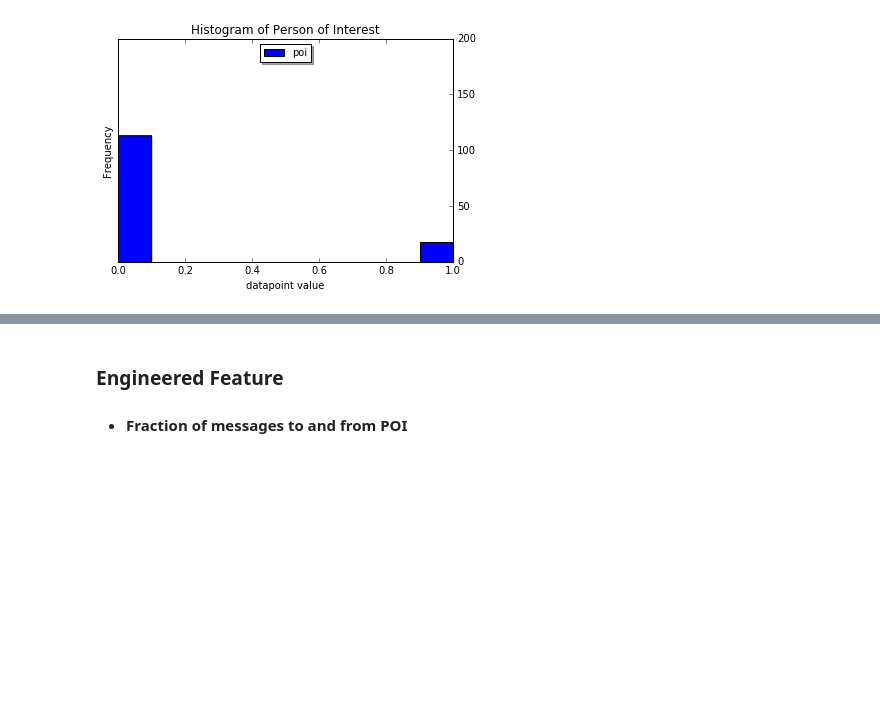
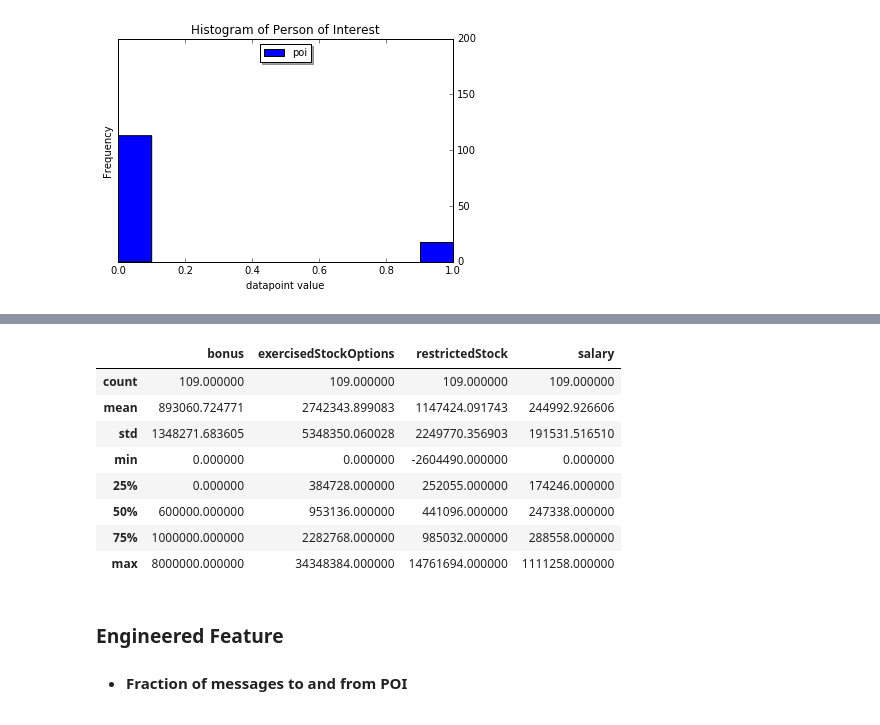
Before and after one commit to omoju/identifyFraudFromEnronEmail, a Jupyter notebook: IdentifyFraudFromEnronEmail.ipynb, the cells around one changed output, grey strips where cells are left out. Saved outputs shown, nothing was run; the diff lists cells and outputs as text; code cells hidden in the pictures; blank space fills up the shorter version.

```diff
--- a/IdentifyFraudFromEnronEmail.ipynb
+++ b/IdentifyFraudFromEnronEmail.ipynb
@@ -121,0 +136,23 @@ _= plt.axis([0, 1, 0, 200])
+# %%
+## Pad feature list with zeros to ensure all columns have equal lenght
+## Otherwise we won't be able to transfor the individual feature list into a dataframe
+
+size = len(restrictedStock) - len(bonus)
+temp = [0.0] * size
+
+bonus = bonus + temp
+print len(bonus)
+
+
+size = len(restrictedStock) - len(salary)
+temp = [0.0] * size
+
+salary = salary + temp
+print len(salary)
+
+
+size = len(restrictedStock) - len(exerStockOptions)
+temp = [0.0] * size
+
+exerStockOptions = exerStockOptions + temp
+print len(exerStockOptions)
@@ -121,0 +163,17 @@ _= plt.axis([0, 1, 0, 200])
+# %%
+import pandas as pd
+
+
+dfLabel = pd.DataFrame({'poi':labels})
+df = pd.DataFrame({'salary': salary, 'bonus': bonus, 'exercisedStockOptions': exerStockOptions,
+                   'restrictedStock': restrictedStock})
+
+
+
+ax = dfLabel.plot.hist()
+ax.yaxis.tick_right()
+
+_= plt.xlabel('datapoint value')
+_= plt.title('Histogram of Person of Interest')
+_= plt.legend(loc='upper center', shadow=True, fontsize='medium')
+_= plt.axis([0, 1, 0, 200])
@@ -122,3 +182,15 @@ _= plt.axis([0, 1, 0, 200])
+# %%
+df.describe()
+# %% [output]
+|  | bonus | exercisedStockOptions | restrictedStock | salary |
+| count | 109.000000 | 109.000000 | 109.000000 | 109.000000 |
+| mean | 893060.724771 | 2742343.899083 | 1147424.091743 | 244992.926606 |
+| std | 1348271.683605 | 5348350.060028 | 2249770.356903 | 191531.516510 |
+| min | 0.000000 | 0.000000 | -2604490.000000 | 0.000000 |
+| 25% | 0.000000 | 384728.000000 | 252055.000000 | 174246.000000 |
+| 50% | 600000.000000 | 953136.000000 | 441096.000000 | 247338.000000 |
+| 75% | 1000000.000000 | 2282768.000000 | 985032.000000 | 288558.000000 |
+| max | 8000000.000000 | 34348384.000000 | 14761694.000000 | 1111258.000000 |
 # %% [markdown]
 ### Engineered Feature
 - #### Fraction of messages to and from POI
```
Also changed, not shown: parts of 5 cells of this notebook, 2 other files.
